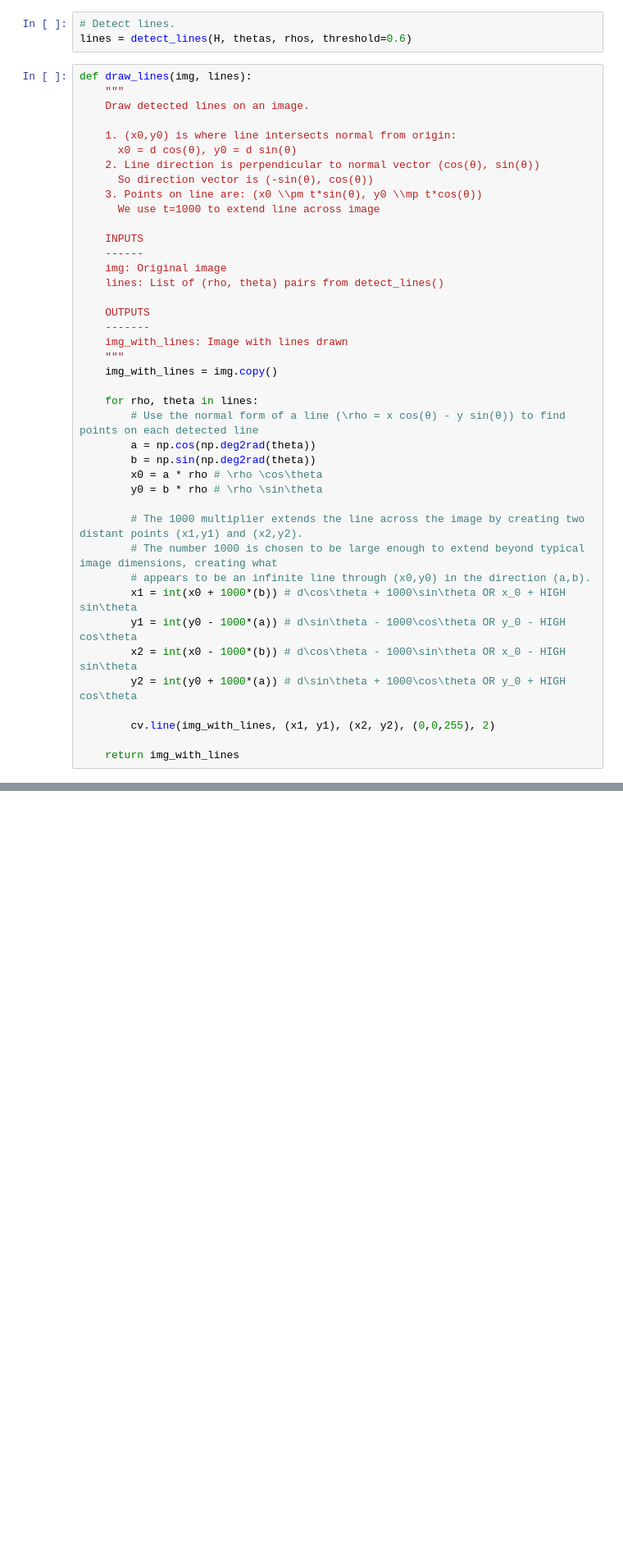
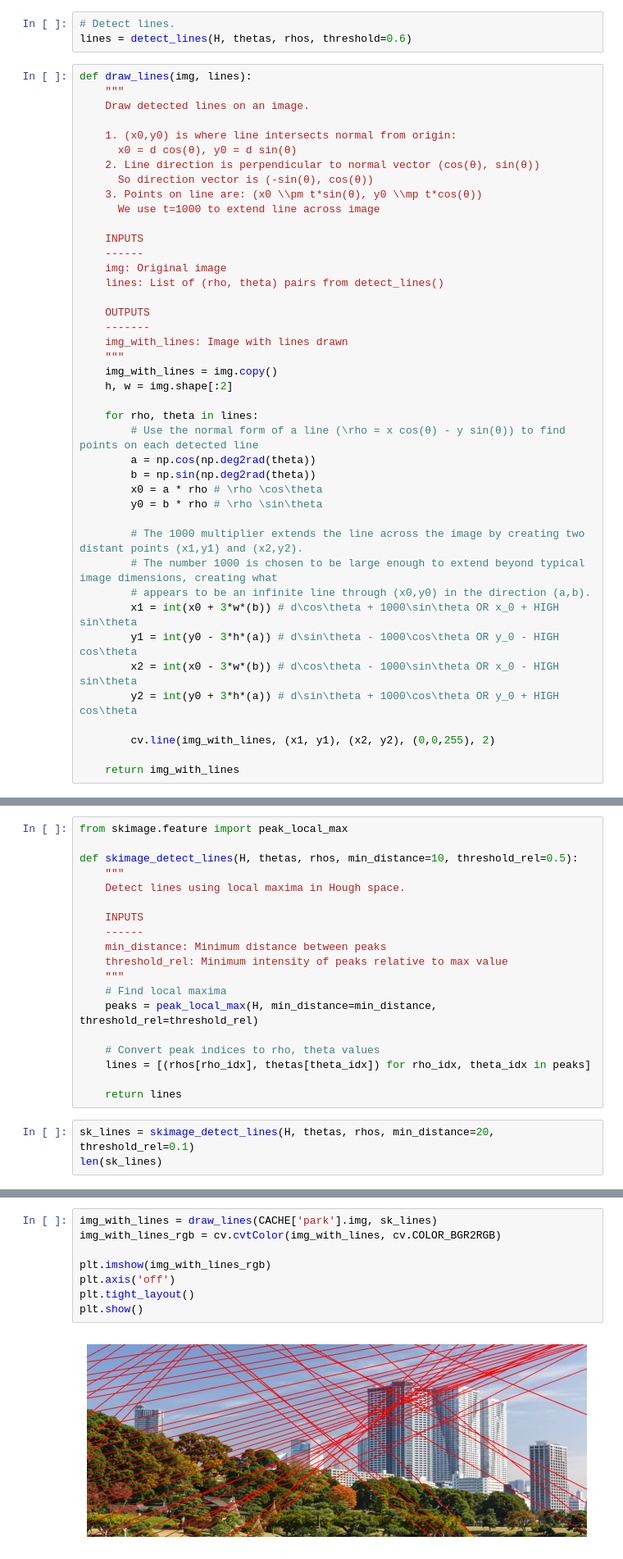
Before and after one commit to seafoodfry/ml-workspace, a Jupyter notebook: gpu-sandbox/vision/005-houghs.ipynb, the cells around one changed output, grey strips where cells are left out. Shown at 82% size. Saved outputs shown, nothing was run; the diff lists cells and outputs as text; blank space fills up the shorter version.

Commit message:
opencv houghlines examples
Signed-off-by: seafoodfry <99568361+seafoodfry@users.noreply.github.com>

```diff
--- a/gpu-sandbox/vision/005-houghs.ipynb
+++ b/gpu-sandbox/vision/005-houghs.ipynb
@@ -321,6 +325,7 @@ def draw_lines(img, lines):
     img_with_lines: Image with lines drawn
     """
     img_with_lines = img.copy()
+    h, w = img.shape[:2]
 
     for rho, theta in lines:
         # Use the normal form of a line (\rho = x cos(θ) - y sin(θ)) to find points on each detected line
@@ -332,10 +337,10 @@ def draw_lines(img, lines):
         # The 1000 multiplier extends the line across the image by creating two distant points (x1,y1) and (x2,y2).
         # The number 1000 is chosen to be large enough to extend beyond typical image dimensions, creating what
         # appears to be an infinite line through (x0,y0) in the direction (a,b).
-        x1 = int(x0 + 1000*(b)) # d\cos\theta + 1000\sin\theta OR x_0 + HIGH sin\theta
-        y1 = int(y0 - 1000*(a)) # d\sin\theta - 1000\cos\theta OR y_0 - HIGH cos\theta
-        x2 = int(x0 - 1000*(b)) # d\cos\theta - 1000\sin\theta OR x_0 - HIGH sin\theta
-        y2 = int(y0 + 1000*(a)) # d\sin\theta + 1000\cos\theta OR y_0 + HIGH cos\theta
+        x1 = int(x0 + 3*w*(b)) # d\cos\theta + 1000\sin\theta OR x_0 + HIGH sin\theta
+        y1 = int(y0 - 3*h*(a)) # d\sin\theta - 1000\cos\theta OR y_0 - HIGH cos\theta
+        x2 = int(x0 - 3*w*(b)) # d\cos\theta - 1000\sin\theta OR x_0 - HIGH sin\theta
+        y2 = int(y0 + 3*h*(a)) # d\sin\theta + 1000\cos\theta OR y_0 + HIGH cos\theta
 
         cv.line(img_with_lines, (x1, y1), (x2, y2), (0,0,255), 2)
 
@@ -350,3 +355,25 @@ plt.tight_layout()
 plt.show()
 # %% [output]
 [figure]
+# %%
+from skimage.feature import peak_local_max
+
+def skimage_detect_lines(H, thetas, rhos, min_distance=10, threshold_rel=0.5):
+    """
+    Detect lines using local maxima in Hough space.
+
+    INPUTS
+    ------
+    min_distance: Minimum distance between peaks
+    threshold_rel: Minimum intensity of peaks relative to max value
+    """
+    # Find local maxima
+    peaks = peak_local_max(H, min_distance=min_distance, threshold_rel=threshold_rel)
+
+    # Convert peak indices to rho, theta values
+    lines = [(rhos[rho_idx], thetas[theta_idx]) for rho_idx, theta_idx in peaks]
+
+    return lines
+# %%
+sk_lines = skimage_detect_lines(H, thetas, rhos, min_distance=20, threshold_rel=0.1)
+len(sk_lines)
@@ -352,0 +382,10 @@ plt.show()
+# %%
+img_with_lines = draw_lines(CACHE['park'].img, sk_lines)
+img_with_lines_rgb = cv.cvtColor(img_with_lines, cv.COLOR_BGR2RGB)
+
+plt.imshow(img_with_lines_rgb)
+plt.axis('off')
+plt.tight_layout()
+plt.show()
+# %% [output]
+[figure, added]
```
Also changed, not shown: parts of 8 cells of this notebook.
